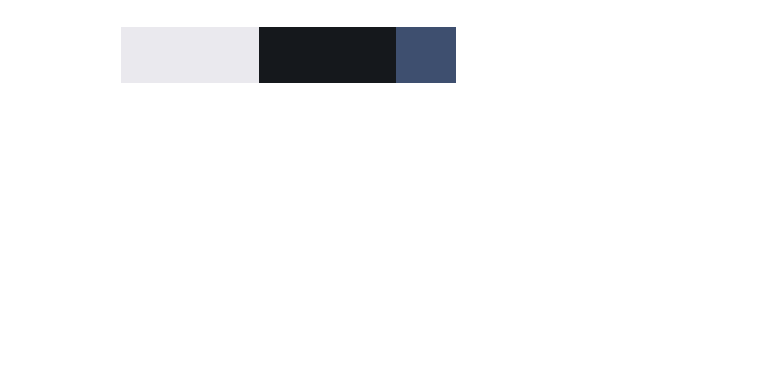
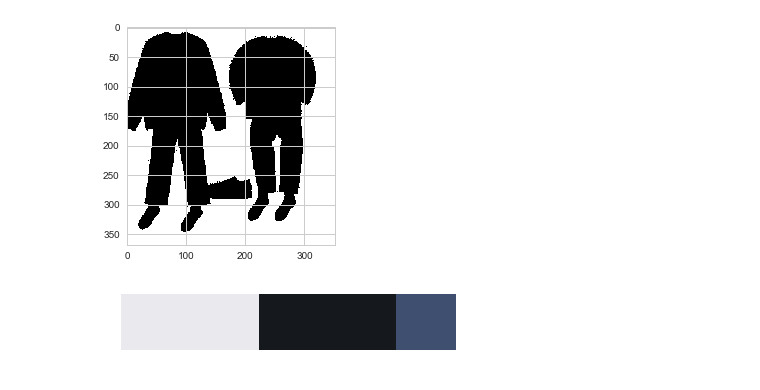
Before and after one commit to dooyeoung/codi_recommendation, a Jupyter notebook: extract_color.ipynb, the cells around one changed output. Drawn from its saved outputs; the diff is of its cells as text; code cells hidden in the pictures; blank space fills up the shorter version.

```diff
--- a/extract_color.ipynb
+++ b/extract_color.ipynb
@@ -99,3 +100,7 @@ plt.imshow(image)
+# %%
+a = extract_background_mask(image, debug = True)
+# %% [output]
+[figure, added]
 # %%
 hist, color = extract_color(image, 3, debug=True)
 bar = plot_colors(hist, color)
```
Also changed, not shown: parts of 1 cell of this notebook, 6 other files.
